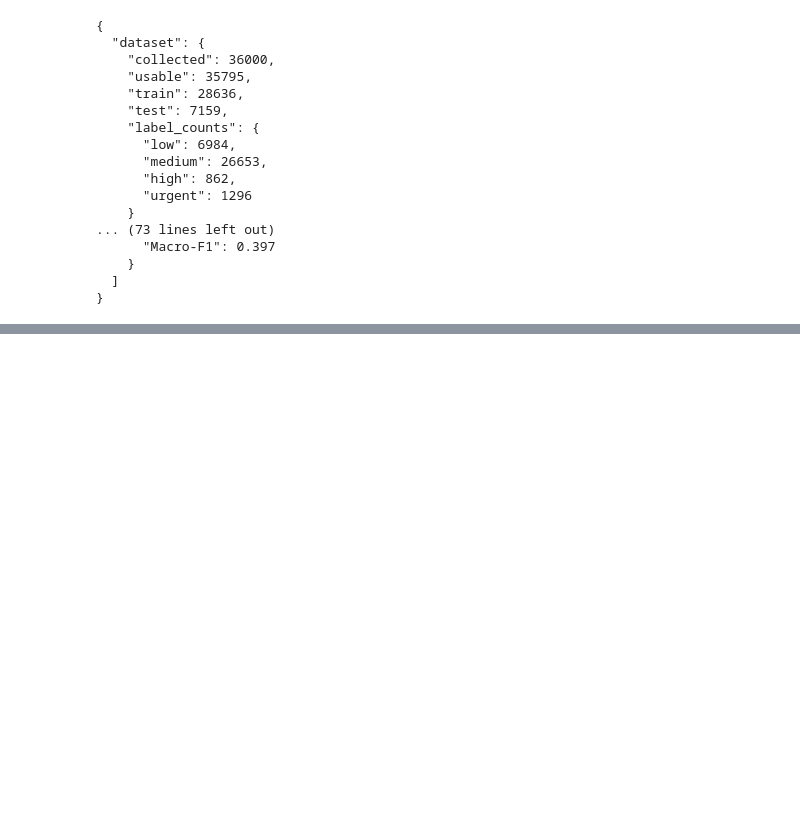
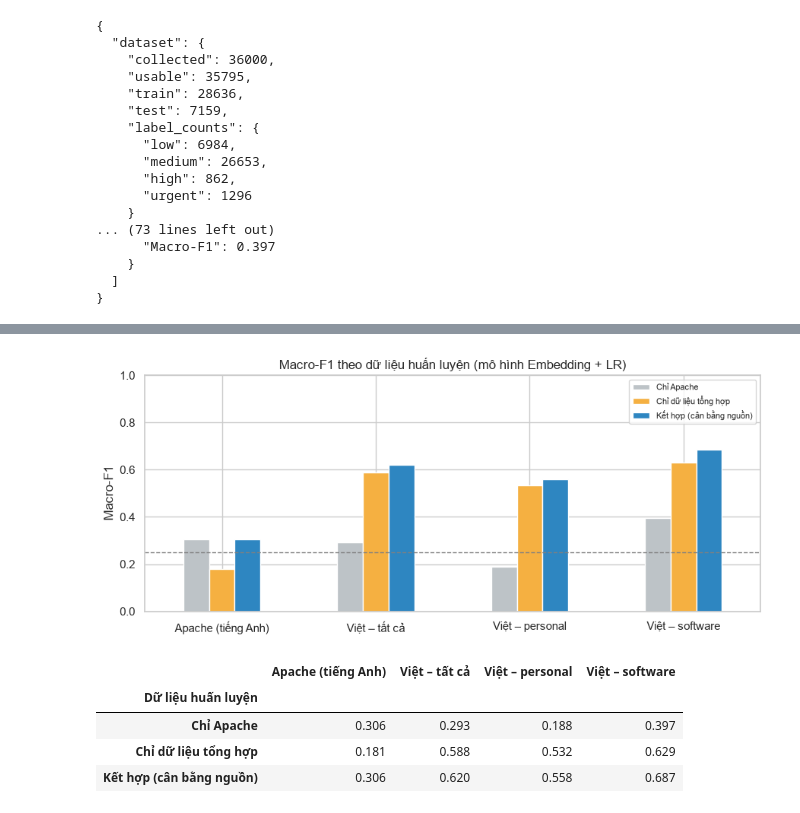
Before and after one commit to Hungnp05/FLowAgent, a Jupyter notebook: notebooks/priority_model.ipynb, the cells around one changed output, grey strips where cells are left out. Saved outputs shown, nothing was run; the diff lists cells and outputs as text; code cells hidden in the pictures; blank space fills up the shorter version.

```diff
--- a/notebooks/priority_model.ipynb
+++ b/notebooks/priority_model.ipynb
@@ -385,0 +394,14 @@ print(json.dumps(summary, ensure_ascii=False, indent=2))
+# %%
+from flowagent.ml.train_priority_model import (
+    SYNTHETIC_TASKS_PATH,
+    combine_feature_sets,
+    embed_apache_splits,
+    embed_synthetic_tasks,
+    fit_source_balanced,
+    score_on_vietnamese_tasks,
+)
+
+synthetic_tasks = pd.read_csv(ROOT / SYNTHETIC_TASKS_PATH)
+print(f"Dữ liệu tổng hợp: {len(synthetic_tasks)} câu")
+display(synthetic_tasks.groupby(["domain", "label"]).size().unstack()[CLASS_LABELS])
+synthetic_tasks.sample(8, random_state=3)[["domain", "label", "theme", "text"]]
@@ -385,0 +423,40 @@ print(json.dumps(summary, ensure_ascii=False, indent=2))
+# %%
+apache_train, apache_test = embed_apache_splits(dataset)
+synthetic_features = embed_synthetic_tasks(synthetic_tasks)
+variants = {
+    "Chỉ Apache": apache_train,
+    "Chỉ dữ liệu tổng hợp": synthetic_features,
+    "Kết hợp (cân bằng nguồn)": combine_feature_sets(apache_train, synthetic_features),
+}
+ablation_rows = []
+for variant_name, training in variants.items():
+    variant_model = fit_source_balanced(training)
+    apache_scores = score_predictions(
+        apache_test.labels, list(variant_model.predict(apache_test.features))
+    )
+    vietnamese_scores = score_on_vietnamese_tasks(variant_model)
+    ablation_rows.append(
+        {
+            "Dữ liệu huấn luyện": variant_name,
+            "Apache (tiếng Anh)": apache_scores.macro_f1,
+            "Việt – tất cả": vietnamese_scores["all"].macro_f1,
+            "Việt – personal": vietnamese_scores["personal"].macro_f1,
+            "Việt – software": vietnamese_scores["software"].macro_f1,
+        }
+    )
+ablation = pd.DataFrame(ablation_rows).set_index("Dữ liệu huấn luyện")
+ax = ablation.T.plot(kind="bar", figsize=(9, 4), rot=0, color=["#BDC3C7", "#F5B041", "#2E86C1"])
+ax.set_title("Macro-F1 theo dữ liệu huấn luyện (mô hình Embedding + LR)")
+ax.set_ylabel("Macro-F1")
+ax.set_ylim(0, 1)
+ax.axhline(0.25, color="gray", linestyle="--", linewidth=1)
+ax.legend(fontsize=8)
+save_figure("ml_08_domain_adaptation")
+ablation.round(3)
+# %% [output]
+[figure, added]
+|  | Apache (tiếng Anh) | Việt – tất cả | Việt – personal | Việt – software |
+| Dữ liệu huấn luyện |  |  |  |  |
+| Chỉ Apache | 0.306 | 0.293 | 0.188 | 0.397 |
+| Chỉ dữ liệu tổng hợp | 0.181 | 0.588 | 0.532 | 0.629 |
+| Kết hợp (cân bằng nguồn) | 0.306 | 0.620 | 0.558 | 0.687 |
```
Also changed, not shown: parts of 5 cells of this notebook, 12 other files.
